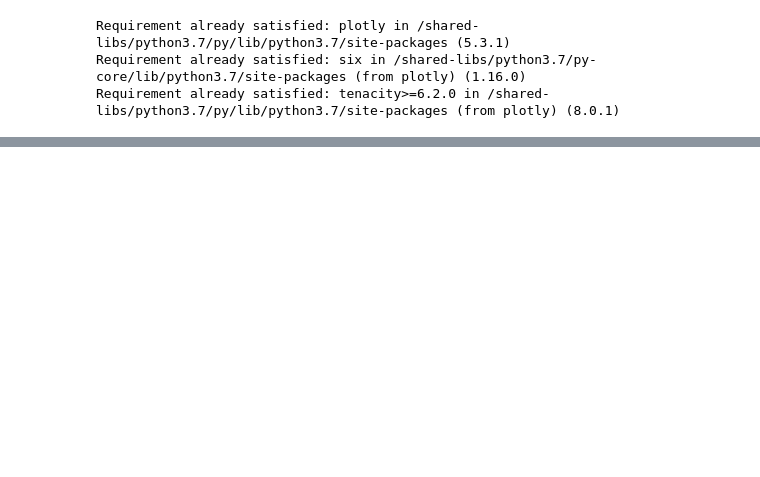
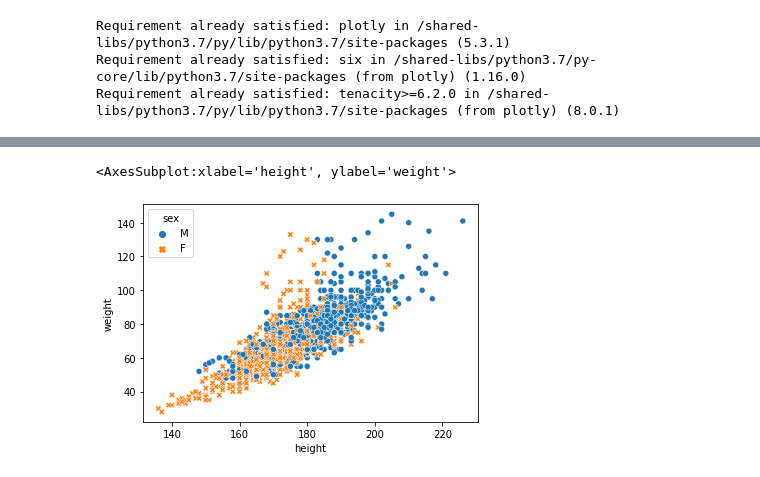
Before and after one commit to SanLnAlan/B2-Analisis-de-Datos-con-Python-2020-2021-Santander, a Jupyter notebook: Sesion-06/en clase sesion6.ipynb, the cells around one changed output, grey strips where cells are left out. Drawn from its saved outputs; the diff is of its cells as text; code cells hidden in the pictures; blank space fills up the shorter version.

```diff
--- a/Sesion-06/en clase sesion6.ipynb
+++ b/Sesion-06/en clase sesion6.ipynb
@@ -78,0 +135,6 @@ fig.show()
+# %%
+#sns.scatterplot(data=china, x='height',y='weight', hue='sex')
+sns.scatterplot(data=china, x='height',y='weight', hue='sex',style='sex')
+# %% [output]
+<AxesSubplot:xlabel='height', ylabel='weight'>
+[figure, added]
```
Also changed, not shown: parts of 22 cells of this notebook, 5 other files.
